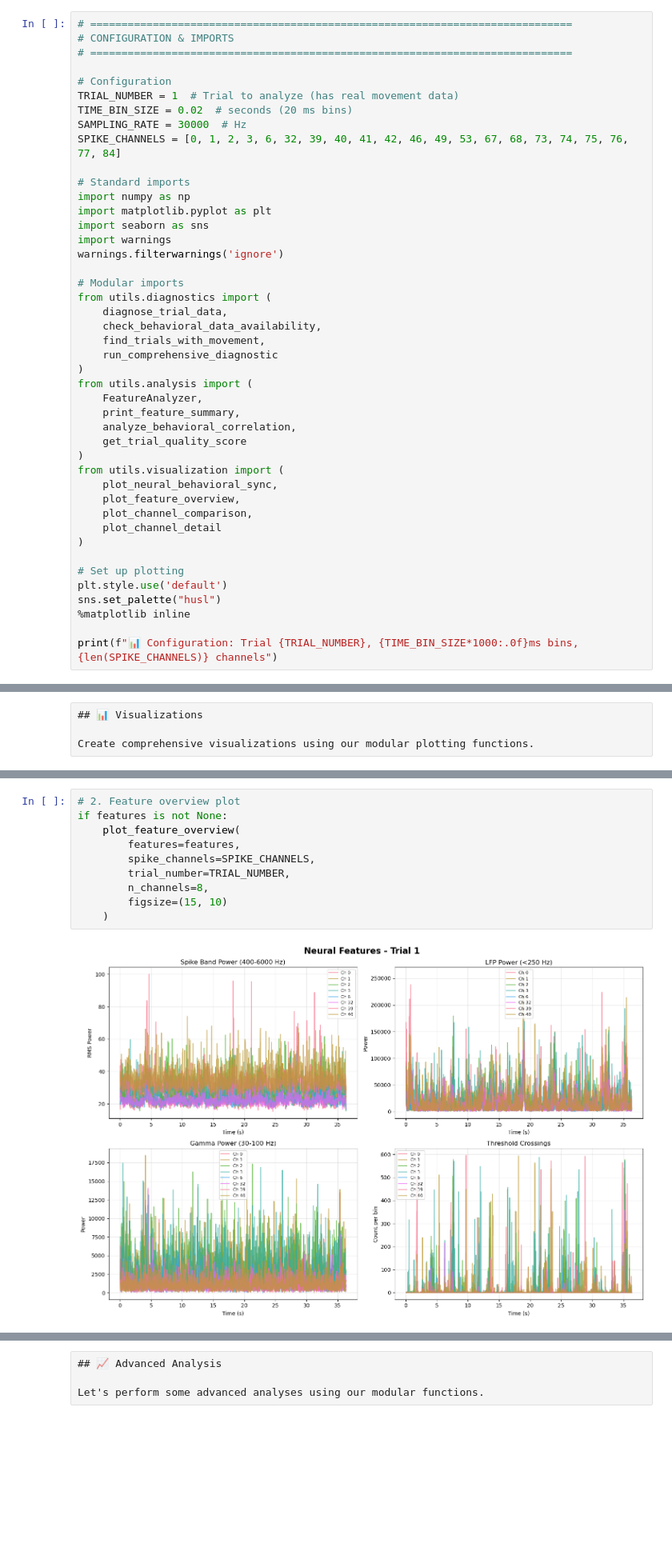
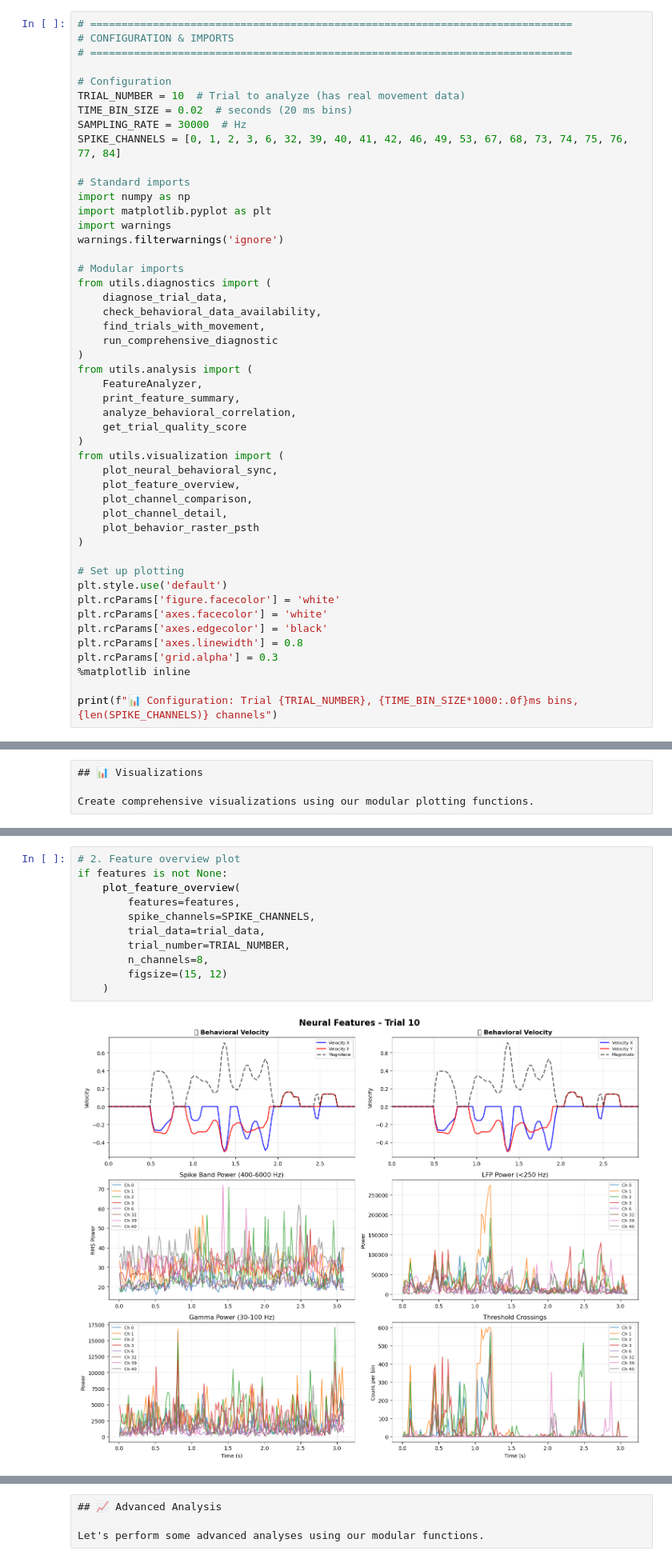
Before and after one commit to nadernik/neural_exploration, a Jupyter notebook: neural_feature_exploration_modular.ipynb, the cells around one changed output, grey strips where cells are left out. Shown at 80% size. Cells and saved outputs as stored; diff of their text form; blank space fills up the shorter version.

```diff
--- a/neural_feature_exploration_modular.ipynb
+++ b/neural_feature_exploration_modular.ipynb
@@ -20,7 +20,7 @@ This simplified notebook uses modular components for clean, maintainable neural
 # =============================================================================
 
 # Configuration
-TRIAL_NUMBER = 1  # Trial to analyze (has real movement data)
+TRIAL_NUMBER = 10  # Trial to analyze (has real movement data)
 TIME_BIN_SIZE = 0.02  # seconds (20 ms bins)
 SAMPLING_RATE = 30000  # Hz
 SPIKE_CHANNELS = [0, 1, 2, 3, 6, 32, 39, 40, 41, 42, 46, 49, 53, 67, 68, 73, 74, 75, 76, 77, 84]
@@ -28,7 +28,6 @@ SPIKE_CHANNELS = [0, 1, 2, 3, 6, 32, 39, 40, 41, 42, 46, 49, 53, 67, 68, 73, 74,
 # Standard imports
 import numpy as np
 import matplotlib.pyplot as plt
-import seaborn as sns
 import warnings
 warnings.filterwarnings('ignore')
 
@@ -49,12 +48,17 @@ from utils.visualization import (
     plot_neural_behavioral_sync,
     plot_feature_overview,
     plot_channel_comparison,
-    plot_channel_detail
+    plot_channel_detail,
+    plot_behavior_raster_psth
 )
 
 # Set up plotting
 plt.style.use('default')
-sns.set_palette("husl")
+plt.rcParams['figure.facecolor'] = 'white'
+plt.rcParams['axes.facecolor'] = 'white'
+plt.rcParams['axes.edgecolor'] = 'black'
+plt.rcParams['axes.linewidth'] = 0.8
+plt.rcParams['grid.alpha'] = 0.3
 %matplotlib inline
 
 print(f"📊 Configuration: Trial {TRIAL_NUMBER}, {TIME_BIN_SIZE*1000:.0f}ms bins, {len(SPIKE_CHANNELS)} channels")
@@ -167,15 +175,16 @@ if trial_data is not None and features is not None:
 # %%
 # 2. Feature overview plot
 if features is not None:
     plot_feature_overview(
         features=features,
         spike_channels=SPIKE_CHANNELS,
+        trial_data=trial_data,
         trial_number=TRIAL_NUMBER,
         n_channels=8,
-        figsize=(15, 10)
+        figsize=(15, 12)
     )
 # %% [output]
-[figure, old version]
+[figure, new version]
 # %%
 # 3. Compare most active channels
 if features is not None and 'top_channels' in locals():
```
Also changed, not shown: parts of 13 cells of this notebook, 3 other files.
